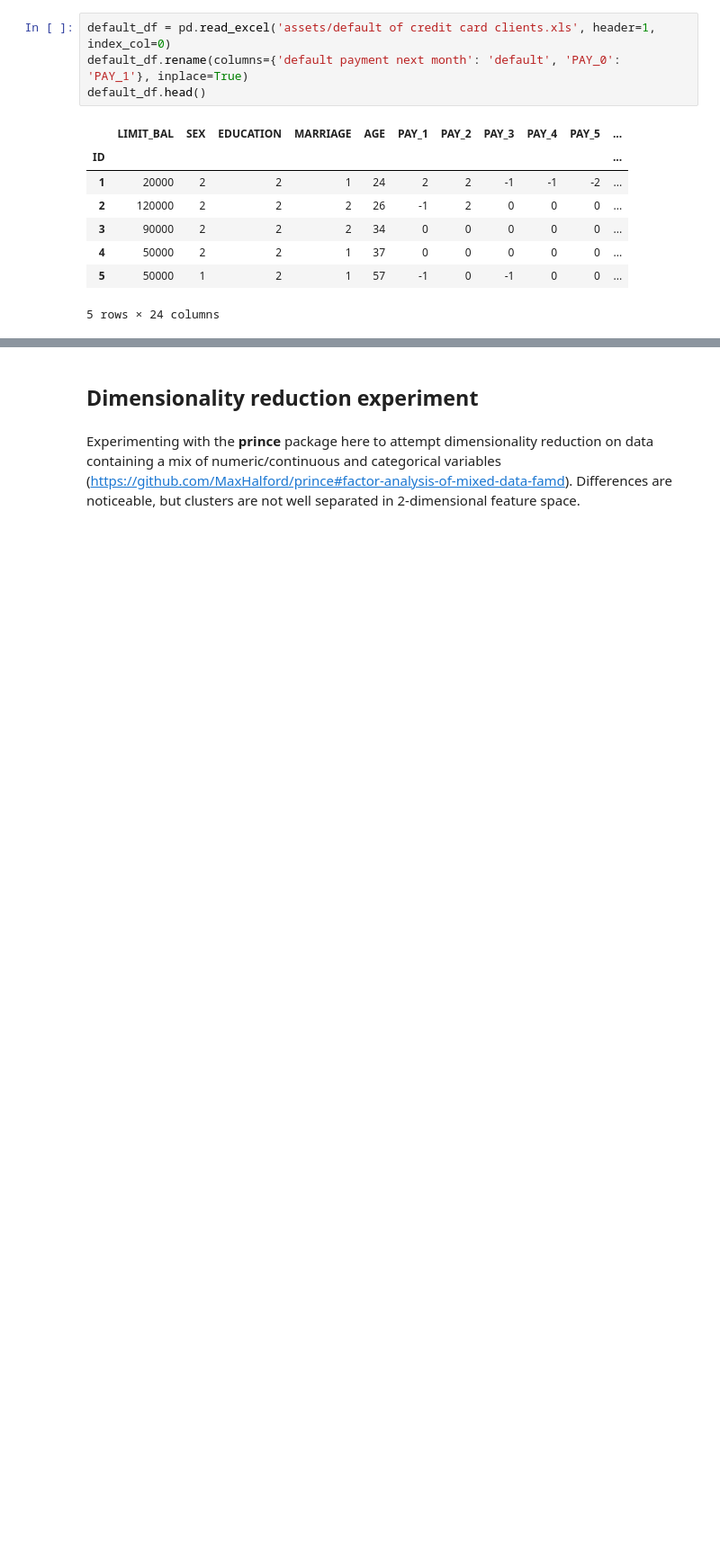
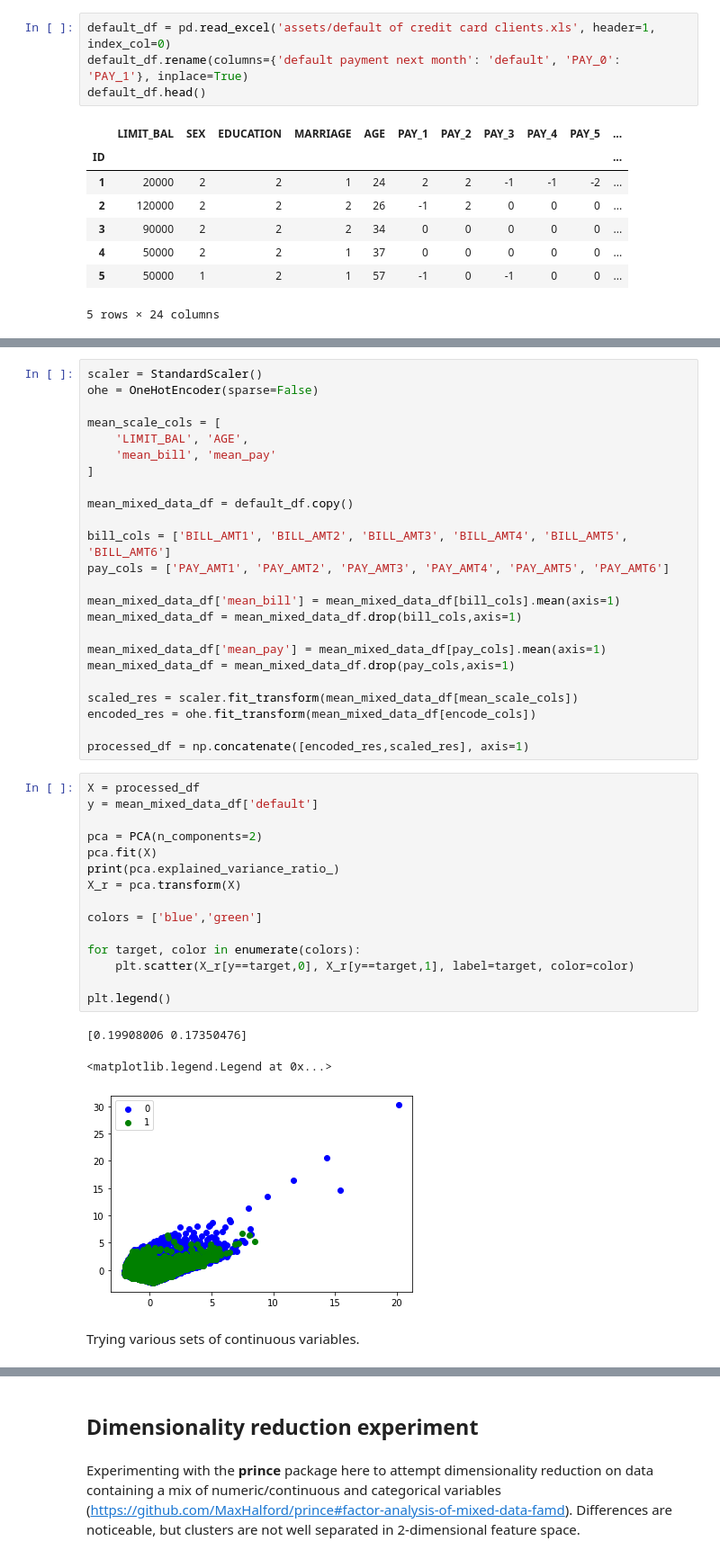
Before and after one commit to MADS-milestone/milestone-2, a Jupyter notebook: unsupervised_learning.ipynb, the cells around one changed output, grey strips where cells are left out. Shown at 90% size. Drawn from its saved outputs; the diff is of its cells as text; blank space fills up the shorter version.

```diff
--- a/unsupervised_learning.ipynb
+++ b/unsupervised_learning.ipynb
@@ -54,0 +92,45 @@ def_cat_df.head()
+# %%
+scaler = StandardScaler()
+ohe = OneHotEncoder(sparse=False)
+
+mean_scale_cols = [
+    'LIMIT_BAL', 'AGE',
+    'mean_bill', 'mean_pay'
+]
+
+mean_mixed_data_df = default_df.copy()
+
+bill_cols = ['BILL_AMT1', 'BILL_AMT2', 'BILL_AMT3', 'BILL_AMT4', 'BILL_AMT5', 'BILL_AMT6']
+pay_cols = ['PAY_AMT1', 'PAY_AMT2', 'PAY_AMT3', 'PAY_AMT4', 'PAY_AMT5', 'PAY_AMT6']
+
+mean_mixed_data_df['mean_bill'] = mean_mixed_data_df[bill_cols].mean(axis=1)
+mean_mixed_data_df = mean_mixed_data_df.drop(bill_cols,axis=1)
+
+mean_mixed_data_df['mean_pay'] = mean_mixed_data_df[pay_cols].mean(axis=1)
+mean_mixed_data_df = mean_mixed_data_df.drop(pay_cols,axis=1)
+
+scaled_res = scaler.fit_transform(mean_mixed_data_df[mean_scale_cols])
+encoded_res = ohe.fit_transform(mean_mixed_data_df[encode_cols])
+
+processed_df = np.concatenate([encoded_res,scaled_res], axis=1)
+# %%
+X = processed_df
+y = mean_mixed_data_df['default']
+
+pca = PCA(n_components=2)
+pca.fit(X)
+print(pca.explained_variance_ratio_)
+X_r = pca.transform(X)
+
+colors = ['blue','green']
+
+for target, color in enumerate(colors):
+    plt.scatter(X_r[y==target,0], X_r[y==target,1], label=target, color=color)
+
+plt.legend()
+# %% [output]
+[0.19908006 0.17350476]
+<matplotlib.legend.Legend at 0x...>
+[figure, added]
+# %% [markdown]
+Trying various sets of continuous variables.
```
Also changed, not shown: parts of 20 cells of this notebook.
